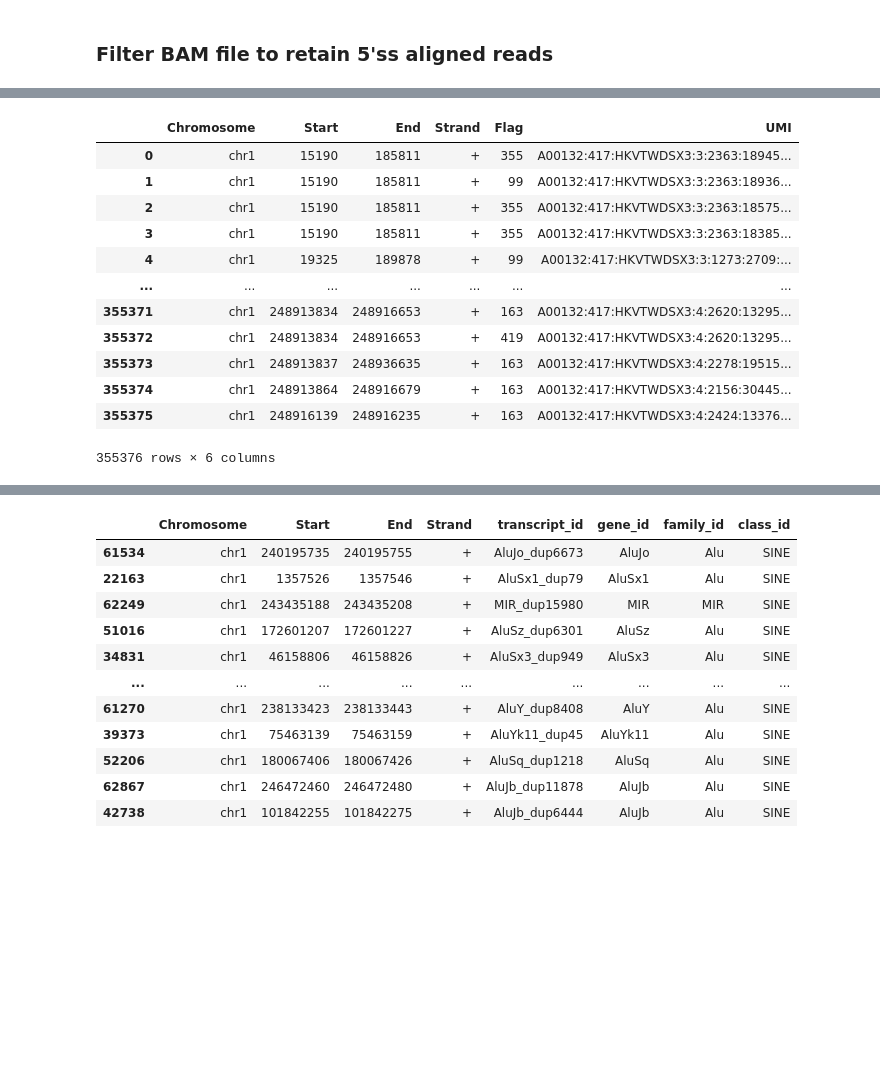
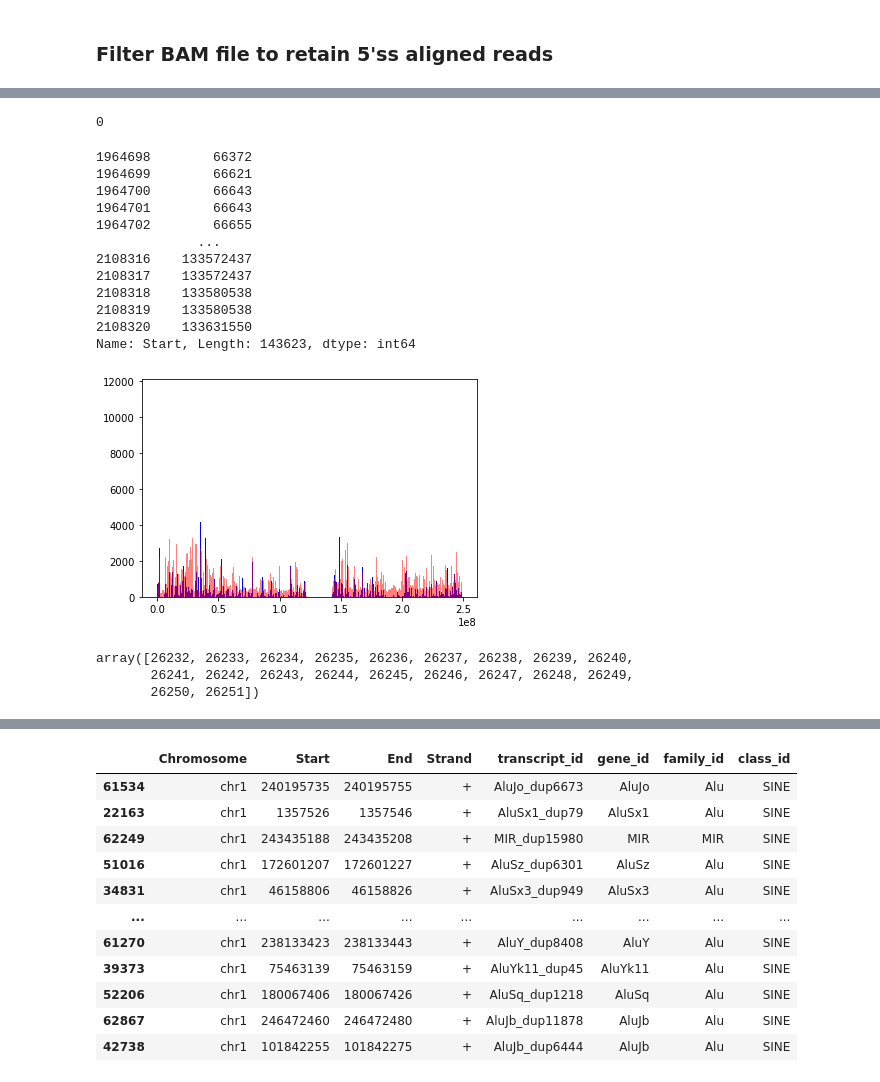
Before and after one commit to dmnburrows/line1_ageing, a Jupyter notebook: te_rna.ipynb, the cells around one changed output, grey strips where cells are left out. Cells and saved outputs as stored; diff of their text form; code cells hidden in the pictures; blank space fills up the shorter version.

```diff
--- a/te_rna.ipynb
+++ b/te_rna.ipynb
@@ -458,0 +438,7 @@ count_df
+# %%
+#Define + and - strand files
+pl_pars = [bed_pl, bam_pl, '/cndd3/dburrows/DATA/te/rna/filt.prac/prac/plus.5pfilt.UMI.txt', 'plus'] #CHANGE
+mi_pars = [bed_mi, bam_mi, '/cndd3/dburrows/DATA/te/rna/filt.prac/prac/minus.5pfilt.UMI.txt', 'minus'] #CHANGE
+par_list = [pl_pars, mi_pars]
+# %%
+curr_name = pd.read_csv(pl_pars[2], sep='\t', header=None)
@@ -458,0 +578,8 @@ count_df
+# %%
+#Define + and - strand files
+pl_pars = [bed_pl, bam_pl, '/cndd3/dburrows/DATA/te/rna/filt.prac/prac/prac.plus.umi.txt', 'plus'] #CHANGE
+mi_pars = [bed_mi, bam_mi, '/cndd3/dburrows/DATA/te/rna/filt.prac/prac/prac.minus.umi.txt', 'minus'] #CHANGE
+par_list = [pl_pars, mi_pars]
+
+# Make empty count matrix
+count_df = pd.DataFrame()
@@ -490,0 +824,5 @@ for i,chr in enumerate(chr_unq):
+# %%
+print(len(count_df))
+_ = te.five_prime_align(chr_bam, chr_bed, count_df)
+# %% [output]
+0
@@ -491,19 +842,30 @@ for i,chr in enumerate(chr_unq):
 # %%
-chr_bam
+chr_bam['Start']
 # %% [output]
-|  | Chromosome | Start | End | Strand | Flag | UMI |
-| 0 | chr1 | 15190 | 185811 | + | 355 | A00132:417:HKVTWDSX3:3:2363:18945... |
-| 1 | chr1 | 15190 | 185811 | + | 99 | A00132:417:HKVTWDSX3:3:2363:18936... |
-| 2 | chr1 | 15190 | 185811 | + | 355 | A00132:417:HKVTWDSX3:3:2363:18575... |
-| 3 | chr1 | 15190 | 185811 | + | 355 | A00132:417:HKVTWDSX3:3:2363:18385... |
-| 4 | chr1 | 19325 | 189878 | + | 99 | A00132:417:HKVTWDSX3:3:1273:2709:... |
-| ... | ... | ... | ... | ... | ... | ... |
-| 355371 | chr1 | 248913834 | 248916653 | + | 163 | A00132:417:HKVTWDSX3:4:2620:13295... |
-| 355372 | chr1 | 248913834 | 248916653 | + | 419 | A00132:417:HKVTWDSX3:4:2620:13295... |
-| 355373 | chr1 | 248913837 | 248936635 | + | 163 | A00132:417:HKVTWDSX3:4:2278:19515... |
-| 355374 | chr1 | 248913864 | 248916679 | + | 163 | A00132:417:HKVTWDSX3:4:2156:30445... |
-| 355375 | chr1 | 248916139 | 248916235 | + | 163 | A00132:417:HKVTWDSX3:4:2424:13376... |
-355376 rows × 6 columns
+1964698        66372
+1964699        66621
+1964700        66643
+1964701        66643
+1964702        66655
+             ...
+2108316    133572437
+2108317    133572437
+2108318    133580538
+2108319    133580538
+2108320    133631550
+Name: Start, Length: 143623, dtype: int64
+# %%
+plt.hist(chr_bam['Start'].values, bins=1000, color = 'blue', label = 'minus reads')
+plt.hist(flat_bed_pos, bins=1000, color = 'red', label = '5 prime TEs', alpha=0.5)
+plt.show()
+# %% [output]
+[figure, added]
+# %%
+np.intersect1d(np.arange(26232,26252),flat_bed_pos)
+# %% [output]
+array([26232, 26233, 26234, 26235, 26236, 26237, 26238, 26239, 26240,
+       26241, 26242, 26243, 26244, 26245, 26246, 26247, 26248, 26249,
+       26250, 26251])
 # %%
 chr_bed
 # %% [output]
```
Also changed, not shown: parts of 56 cells of this notebook, 3 other files.
